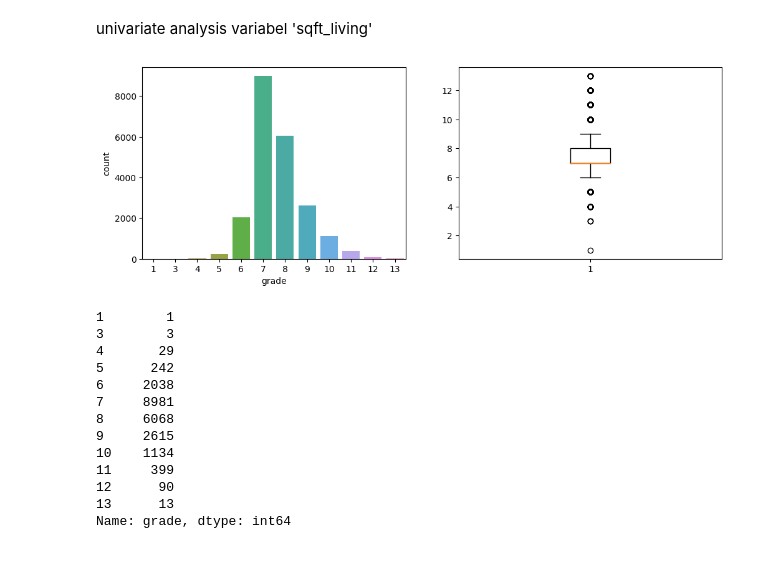
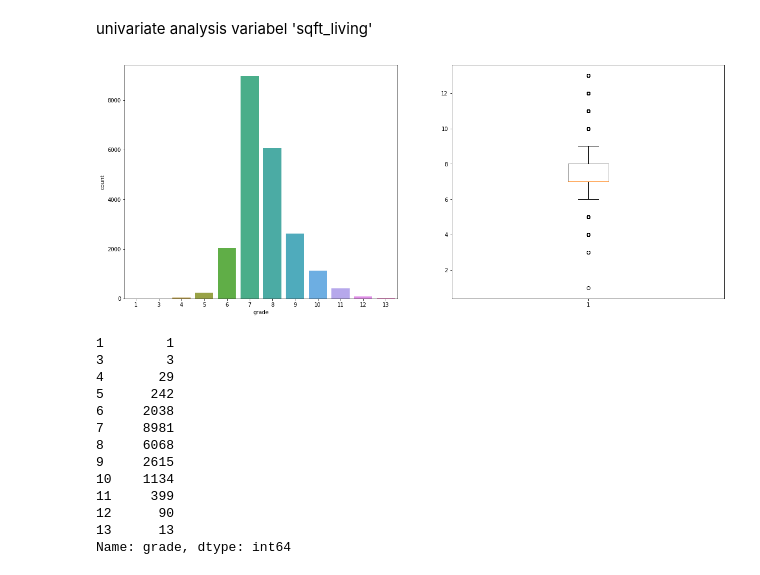
Before and after one commit to GilangAgungS/house-prediction-fix1, a Jupyter notebook: latian_PrediksiHargaRumah new.ipynb, the cells around one changed output. Cells and saved outputs as stored; diff of their text form; code cells hidden in the pictures.

```diff
--- a/latian_PrediksiHargaRumah new.ipynb
+++ b/latian_PrediksiHargaRumah new.ipynb
@@ -368,18 +376,18 @@ informasi:
 univariate analysis variabel 'sqft_living'
 # %%
 # #univariate analysis variabel 'grade'
-f = plt.figure(figsize=(12,4))
+f = plt.figure(figsize=(20,8))
 
 # add_subplot(baris, kolom, posisi)
 f.add_subplot(1,2,1)
 sns.countplot(df['grade'])
 
 #membuat boxplot untuk variabel 'grade'
 f.add_subplot(1,2,2)
 plt.boxplot(df['grade'])
 plt.show()
 # %% [output]
-[figure, old version]
+[figure, new version]
 # %%
 dataFrame['grade'].value_counts().sort_index(ascending = True)
 # %% [output]
```
Also changed, not shown: parts of 47 cells of this notebook.
